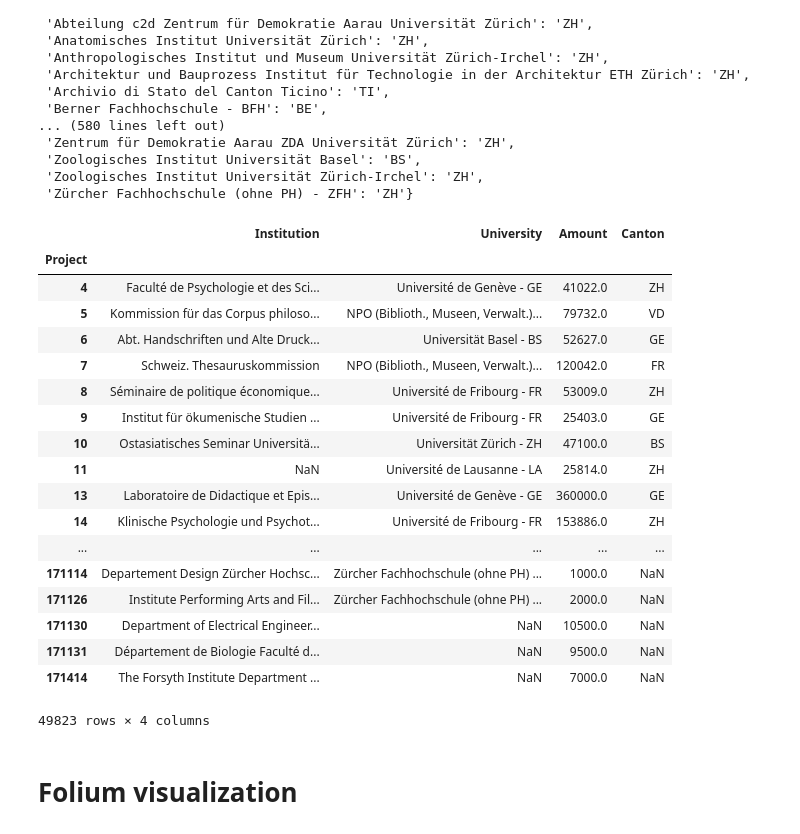
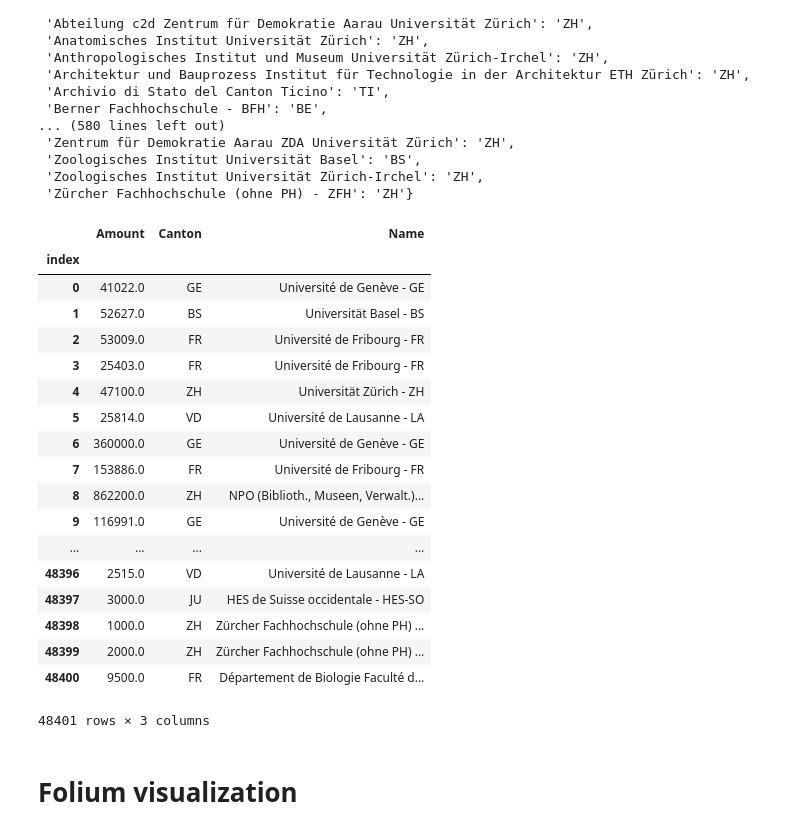
Before and after one commit to Bondzio/ADA_hw2016, a Jupyter notebook: 03 - Interactive Viz/Homework3.ipynb, the cells around one changed output. Saved outputs shown, nothing was run; the diff lists cells and outputs as text; code cells hidden in the pictures.

```diff
--- a/03 - Interactive Viz/Homework3.ipynb
+++ b/03 - Interactive Viz/Homework3.ipynb
@@ -67,6 +67,8 @@ df
 | 171131 | Département de Biologie Faculté d... | NaN | 9500.0 |
 | 171414 | The Forsyth Institute Department ... | NaN | 7000.0 |
 49823 rows × 3 columns
+# %%
+df=df.reset_index()
 # %%
 # df
 # df=df.fillna('prova')
@@ -150,11 +151,12 @@ r.text
 '{"postalCodes":[]}'
 # %%
 i=0
-df_final=pd.DataFrame({'Canton':[]})
+df_final=pd.DataFrame({'Name':[],'Canton':[],'Amount':[]})
 not_found_list=[]
-for block in df[['Institution','University']].itertuples(index=False):
+for block in df[['Institution','University','Amount']].itertuples(index=False):
     nan1=str(block[0])
     nan2=str(block[1])
+    amount=block[2]
 
     # By default take only the university.
     # The first time a value is added it is checked for differences if adding also the institution.
@@ -174,13 +176,13 @@ for block in df[['Institution','University']].itertuples(index=False):
     # 3- query to geonames
     try:
         canton=correspondencies_dictionary[query_string]
-        df2=pd.DataFrame({'Canton':[canton]})
+        df2=pd.DataFrame({'Name':[query_string],'Canton':[canton],'Amount':[amount]})
         df_final=df_final.append(df2)
     except:
         try:
             query_string_university=str(block[1])
             canton=correspondencies_dictionary[query_string_university]
-            df2=pd.DataFrame({'Canton':[canton]})
+            df2=pd.DataFrame({'Name':[query_string_university],'Canton':[canton],'Amount':[amount]})
             df_final=df_final.append(df2)
         except:
             try:
@@ -205,7 +207,8 @@ for block in df[['Institution','University']].itertuples(index=False):
     #                 print(query_string)
     #                 print(canton['countryCode'])
                     continue
-                df2=pd.DataFrame(canton,columns=['adminCode1'],index=['adminCode1'])
+
+                df2=pd.DataFrame({'Name':[query_string],'Canton':[canton['adminCode1']],'Amount':[amount]})
                 df2=df2.rename(columns={'adminCode1':'Canton'})
                 df_final=df_final.append(df2)
                 correspondencies_dictionary[query_string]=df2.Canton[0]
@@ -256,28 +259,29 @@ correspondencies_dictionary
 # %%
 df_final['index']=range(df_final.shape[0])
 df_final=df_final.set_index(['index'])
-df['Canton']=df_final['Canton']
-df
+# df['Canton']=df_final['Canton']
+#df=df.set_index(['index'])
+df_final
 # %% [output]
-|  | Institution | University | Amount | Canton |
-| Project |  |  |  |  |
-| 4 | Faculté de Psychologie et des Sci... | Université de Genève - GE | 41022.0 | ZH |
-| 5 | Kommission für das Corpus philoso... | NPO (Biblioth., Museen, Verwalt.)... | 79732.0 | VD |
-| 6 | Abt. Handschriften und Alte Druck... | Universität Basel - BS | 52627.0 | GE |
-| 7 | Schweiz. Thesauruskommission | NPO (Biblioth., Museen, Verwalt.)... | 120042.0 | FR |
-| 8 | Séminaire de politique économique... | Université de Fribourg - FR | 53009.0 | ZH |
-| 9 | Institut für ökumenische Studien ... | Université de Fribourg - FR | 25403.0 | GE |
-| 10 | Ostasiatisches Seminar Universitä... | Universität Zürich - ZH | 47100.0 | BS |
-| 11 | NaN | Université de Lausanne - LA | 25814.0 | ZH |
-| 13 | Laboratoire de Didactique et Epis... | Université de Genève - GE | 360000.0 | GE |
-| 14 | Klinische Psychologie und Psychot... | Université de Fribourg - FR | 153886.0 | ZH |
-| ... | ... | ... | ... | ... |
-| 171114 | Departement Design Zürcher Hochsc... | Zürcher Fachhochschule (ohne PH) ... | 1000.0 | NaN |
-| 171126 | Institute Performing Arts and Fil... | Zürcher Fachhochschule (ohne PH) ... | 2000.0 | NaN |
-| 171130 | Department of Electrical Engineer... | NaN | 10500.0 | NaN |
-| 171131 | Département de Biologie Faculté d... | NaN | 9500.0 | NaN |
-| 171414 | The Forsyth Institute Department ... | NaN | 7000.0 | NaN |
+|  | Amount | Canton | Name |
+| index |  |  |  |
+| 0 | 41022.0 | GE | Université de Genève - GE |
+| 1 | 52627.0 | BS | Universität Basel - BS |
+| 2 | 53009.0 | FR | Université de Fribourg - FR |
+| 3 | 25403.0 | FR | Université de Fribourg - FR |
+| 4 | 47100.0 | ZH | Universität Zürich - ZH |
+| 5 | 25814.0 | VD | Université de Lausanne - LA |
+| 6 | 360000.0 | GE | Université de Genève - GE |
+| 7 | 153886.0 | FR | Université de Fribourg - FR |
+| 8 | 862200.0 | ZH | NPO (Biblioth., Museen, Verwalt.)... |
+| 9 | 116991.0 | GE | Université de Genève - GE |
+| ... | ... | ... | ... |
+| 48396 | 2515.0 | VD | Université de Lausanne - LA |
+| 48397 | 3000.0 | JU | HES de Suisse occidentale - HES-SO |
+| 48398 | 1000.0 | ZH | Zürcher Fachhochschule (ohne PH) ... |
+| 48399 | 2000.0 | ZH | Zürcher Fachhochschule (ohne PH) ... |
+| 48400 | 9500.0 | FR | Département de Biologie Faculté d... |
-49823 rows × 4 columns
+48401 rows × 3 columns
 # %% [markdown]
 # Folium visualization
 # %%
```
Also changed, not shown: parts of 7 cells of this notebook, 1 other file.
